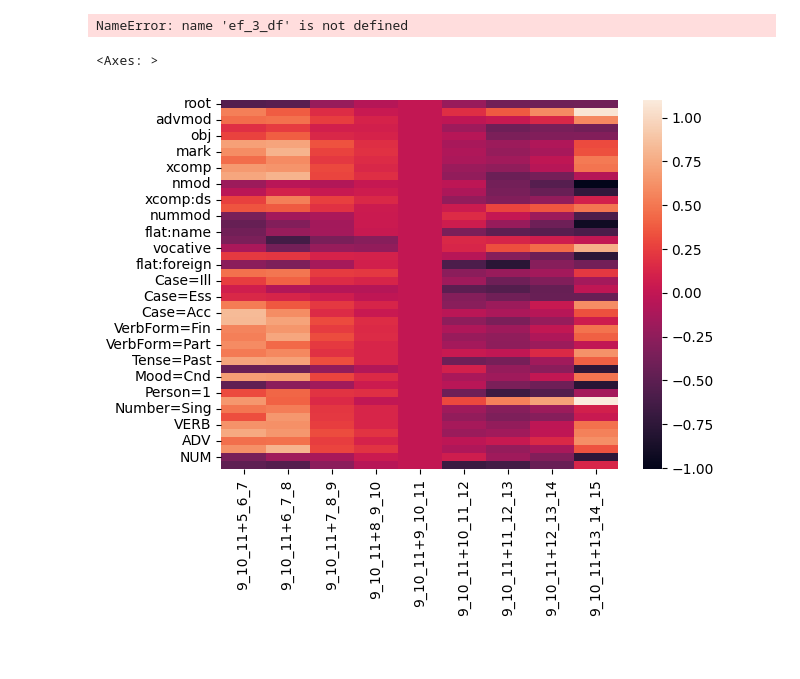
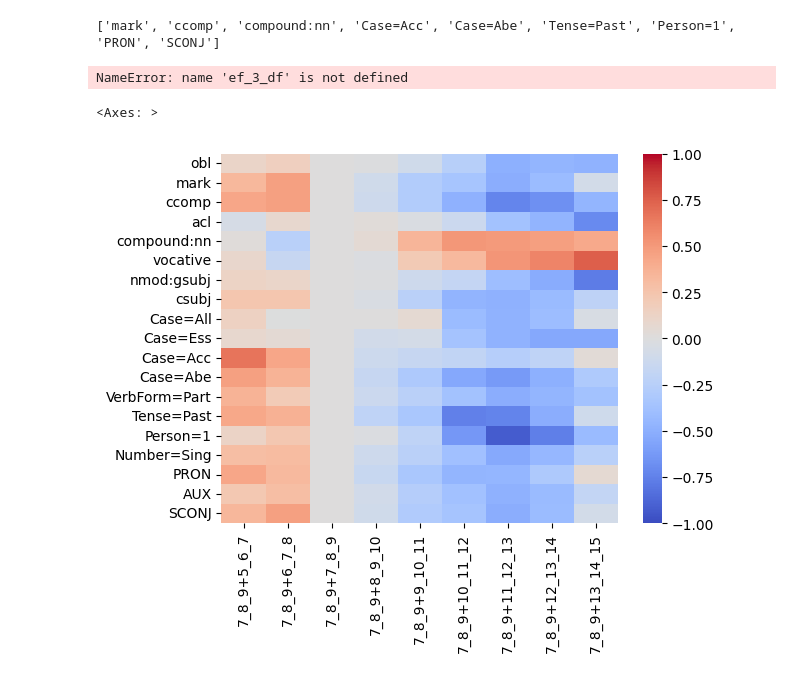
Before and after one commit to TurkuNLP/FCBLex-pipeline, a Jupyter notebook: KFA_new_age_labeling.ipynb, the cells around one changed output. Cells and saved outputs as stored; diff of their text form; code cells hidden in the pictures.

```diff
--- a/KFA_new_age_labeling.ipynb
+++ b/KFA_new_age_labeling.ipynb
@@ -142,14 +126,42 @@ pprint(non_important)
+# %%
+scaling_features_middle = []
+for feat in ALL_FEATS:
+    temp_df = ef_3_df[sub_columns(ef_3_df.columns, '9')]
+    y_1 = temp_df[temp_df.columns[:4]].loc[feat].to_numpy(na_value=0.0)
+    y_2 = temp_df[temp_df.columns[5:]].loc[feat].to_numpy(na_value=0.0)
+    if ((y_1<0.1).sum() == len(y_1) and (y_2>-0.1).sum() == len(y_2)) or ((y_1>-0.1).sum() == len(y_1) and (y_2<0.1).sum() == len(y_2)):
+        if ((abs(y_1)>0.4).sum() > 1) or ((abs(y_2)>0.4).sum() > 1):
+            scaling_features_middle.append(feat)
+# %%
+scaling_features_early = []
+for feat in ALL_FEATS:
+    temp_df = ef_3_df[sub_columns(ef_3_df.columns, '7')]
+    y_1 = temp_df[temp_df.columns[:2]].loc[feat].to_numpy(na_value=0.0)
+    y_2 = temp_df[temp_df.columns[3:]].loc[feat].to_numpy(na_value=0.0)
+    if ((y_1<0.1).sum() == len(y_1) and (y_2>-0.1).sum() == len(y_2)) or ((y_1>-0.1).sum() == len(y_1) and (y_2<0.1).sum() == len(y_2)):
+        if ((abs(y_1)>0.4).sum() > 0) or ((abs(y_2)>0.4).sum() > 3):
+            scaling_features_early.append(feat)
+print(scaling_features_early)
+# %% [output]
+['mark', 'ccomp', 'compound:nn', 'Case=Acc', 'Case=Abe', 'Tense=Past', 'Person=1', 'PRON', 'SCONJ']
+# %%
+dupes_removed = list(set(scaling_features_early+scaling_features_middle))
 # %%
 testing_df = ef_3_df.copy()
 print(len(testing_df))
 remove = [key for key in non_important if non_important[key] < 20]
+#remove = ['root']
+# ,
+most_important = ['ccomp','vocative', 'nmod','nmod:gsubj','VerbForm=Part','Connegative=Yes', 'CCONJ', 'AUX','nummod','compound:nn']
+most_important = dupes_removed
+to_drop = [x for x in ALL_FEATS if x not in most_important]
 print(remove)
-testing_df_edited = testing_df.drop(remove)
+testing_df_edited = testing_df.drop(to_drop)
 print(len(testing_df_edited))
 # %% [output]
 NameError: name 'ef_3_df' is not defined
 # %%
-sns.heatmap(testing_df_edited[sub_columns(ef_3_df.columns, '9')])
+sns.heatmap(testing_df_edited[sub_columns(ef_3_df.columns, '7')], cmap='coolwarm', vmin=-1, vmax=1)
 # %% [output]
 <Axes: >
-[figure, old version]
+[figure, new version]
```
Also changed, not shown: parts of 16 cells of this notebook, 1 other file.
